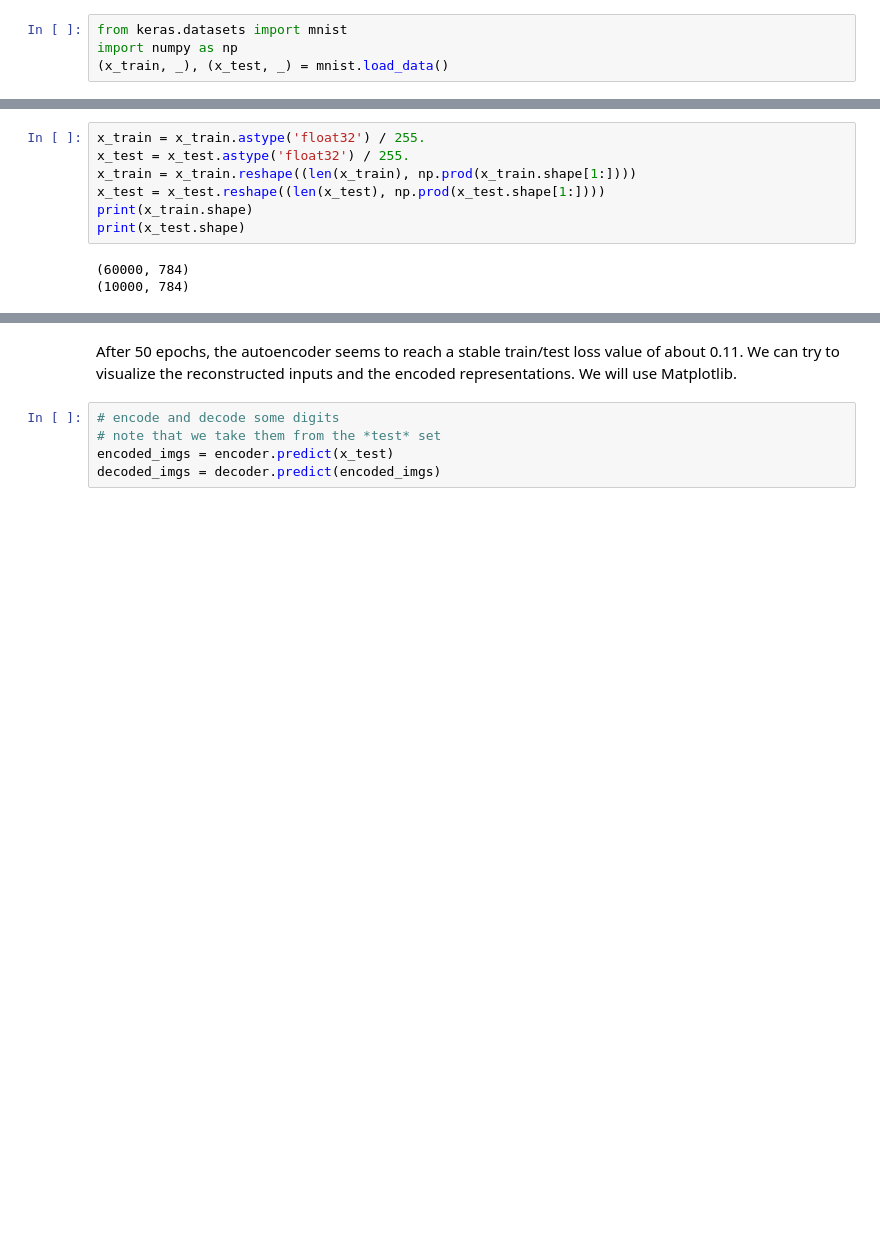
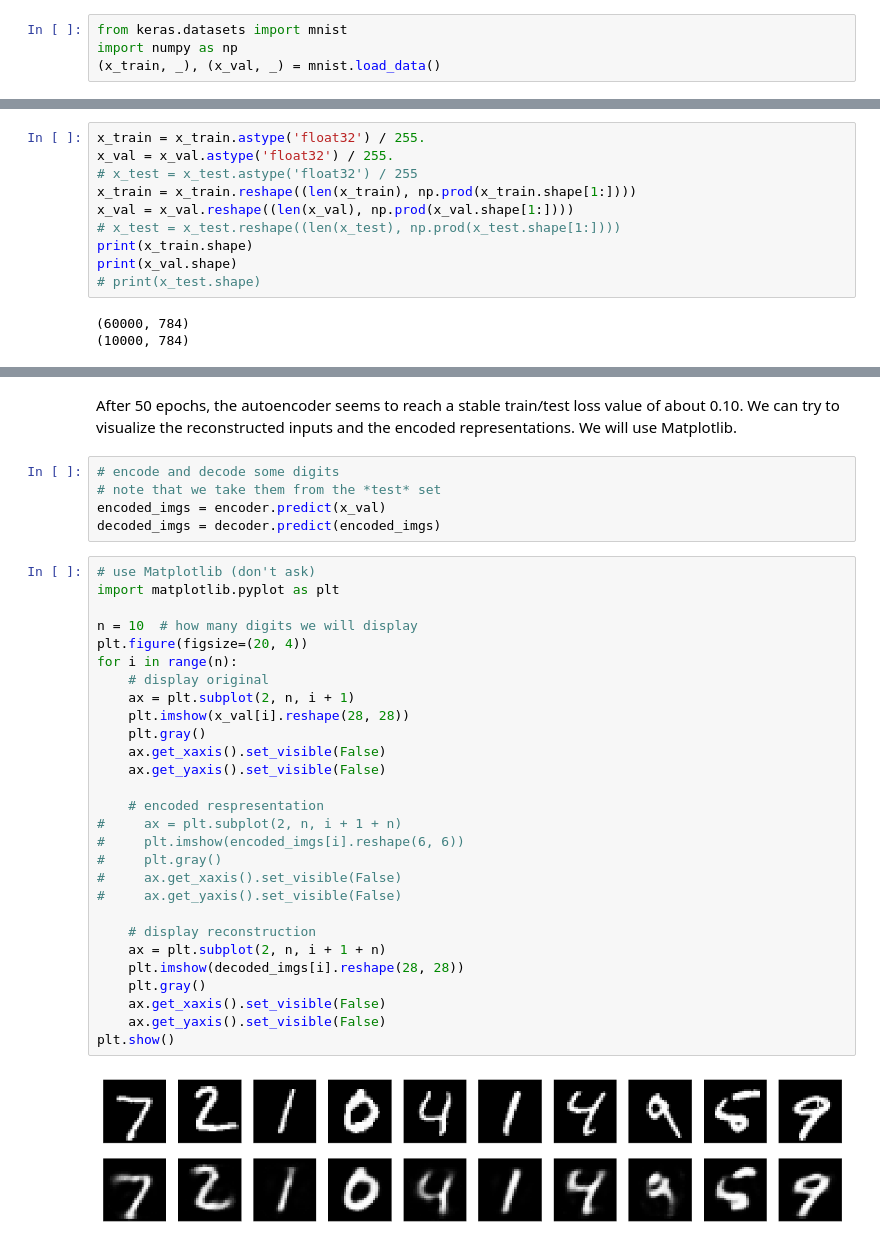
Before and after one commit to philippgrafendorfe/stackedautoencoders, a Jupyter notebook: MNIST_Autoencoder.ipynb, the cells around one changed output, grey strips where cells are left out. Cells and saved outputs as stored; diff of their text form; blank space fills up the shorter version.

```diff
--- a/MNIST_Autoencoder.ipynb
+++ b/MNIST_Autoencoder.ipynb
@@ -39,4 +54,4 @@ Let's prepare our input data. We're using MNIST digits, and we're discarding the
 # %%
 from keras.datasets import mnist
 import numpy as np
-(x_train, _), (x_test, _) = mnist.load_data()
+(x_train, _), (x_val, _) = mnist.load_data()
@@ -47,11 +65,14 @@ Downloading data from https://s3.amazonaws.com/img-datasets/mnist.npz
 We will normalize all values between 0 and 1 and we will flatten the 28x28 images into vectors of size 784.
 # %%
 x_train = x_train.astype('float32') / 255.
-x_test = x_test.astype('float32') / 255.
+x_val = x_val.astype('float32') / 255.
+# x_test = x_test.astype('float32') / 255
 x_train = x_train.reshape((len(x_train), np.prod(x_train.shape[1:])))
-x_test = x_test.reshape((len(x_test), np.prod(x_test.shape[1:])))
+x_val = x_val.reshape((len(x_val), np.prod(x_val.shape[1:])))
+# x_test = x_test.reshape((len(x_test), np.prod(x_test.shape[1:])))
 print(x_train.shape)
-print(x_test.shape)
+print(x_val.shape)
+# print(x_test.shape)
 # %% [output]
 (60000, 784)
 (10000, 784)
@@ -85,7 +126,37 @@ Epoch 50/50
 # %% [markdown]
-After 50 epochs, the autoencoder seems to reach a stable train/test loss value of about 0.11. We can try to visualize the reconstructed inputs and the encoded representations. We will use Matplotlib.
+After 50 epochs, the autoencoder seems to reach a stable train/test loss value of about 0.10. We can try to visualize the reconstructed inputs and the encoded representations. We will use Matplotlib.
 # %%
 # encode and decode some digits
 # note that we take them from the *test* set
-encoded_imgs = encoder.predict(x_test)
+encoded_imgs = encoder.predict(x_val)
 decoded_imgs = decoder.predict(encoded_imgs)
+# %%
+# use Matplotlib (don't ask)
+import matplotlib.pyplot as plt
+
+n = 10  # how many digits we will display
+plt.figure(figsize=(20, 4))
+for i in range(n):
+    # display original
+    ax = plt.subplot(2, n, i + 1)
+    plt.imshow(x_val[i].reshape(28, 28))
+    plt.gray()
+    ax.get_xaxis().set_visible(False)
+    ax.get_yaxis().set_visible(False)
+
+    # encoded respresentation
+#     ax = plt.subplot(2, n, i + 1 + n)
+#     plt.imshow(encoded_imgs[i].reshape(6, 6))
+#     plt.gray()
+#     ax.get_xaxis().set_visible(False)
+#     ax.get_yaxis().set_visible(False)
+
+    # display reconstruction
+    ax = plt.subplot(2, n, i + 1 + n)
+    plt.imshow(decoded_imgs[i].reshape(28, 28))
+    plt.gray()
+    ax.get_xaxis().set_visible(False)
+    ax.get_yaxis().set_visible(False)
+plt.show()
+# %% [output]
+[figure, added]
```
Also changed, not shown: parts of 27 cells of this notebook, 4 other files.
